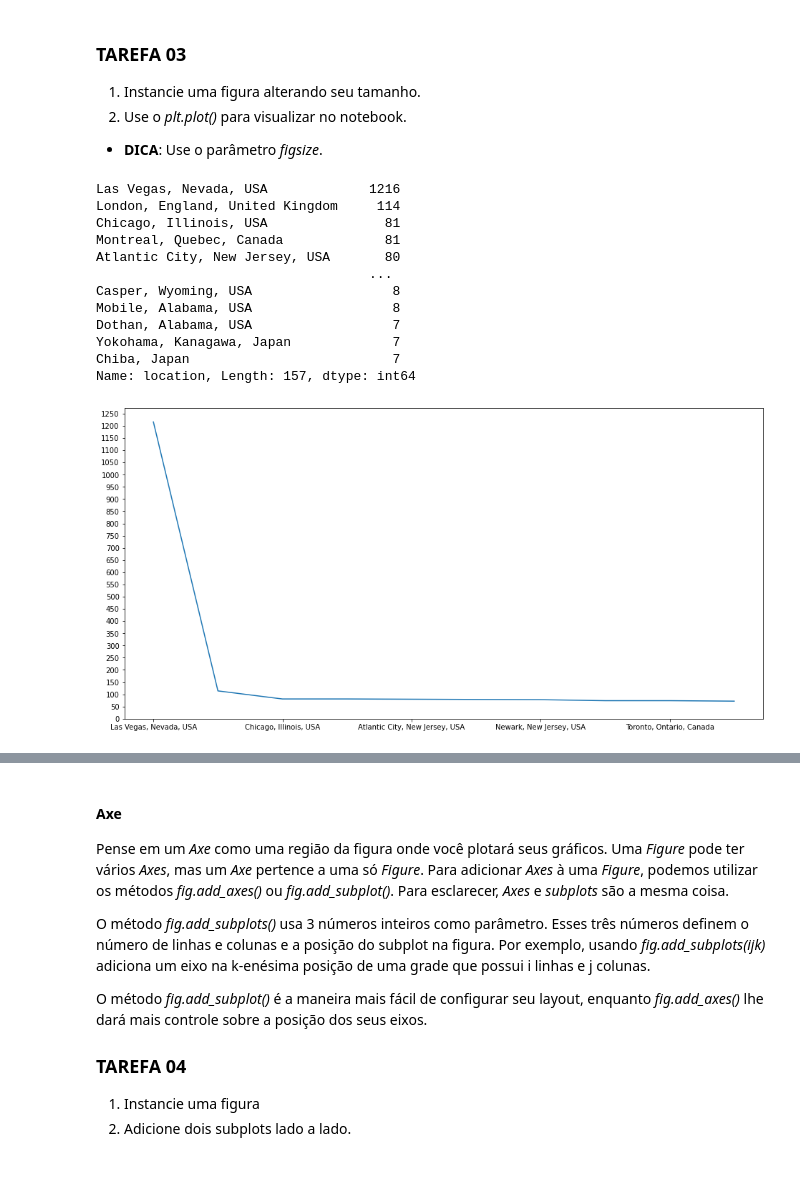
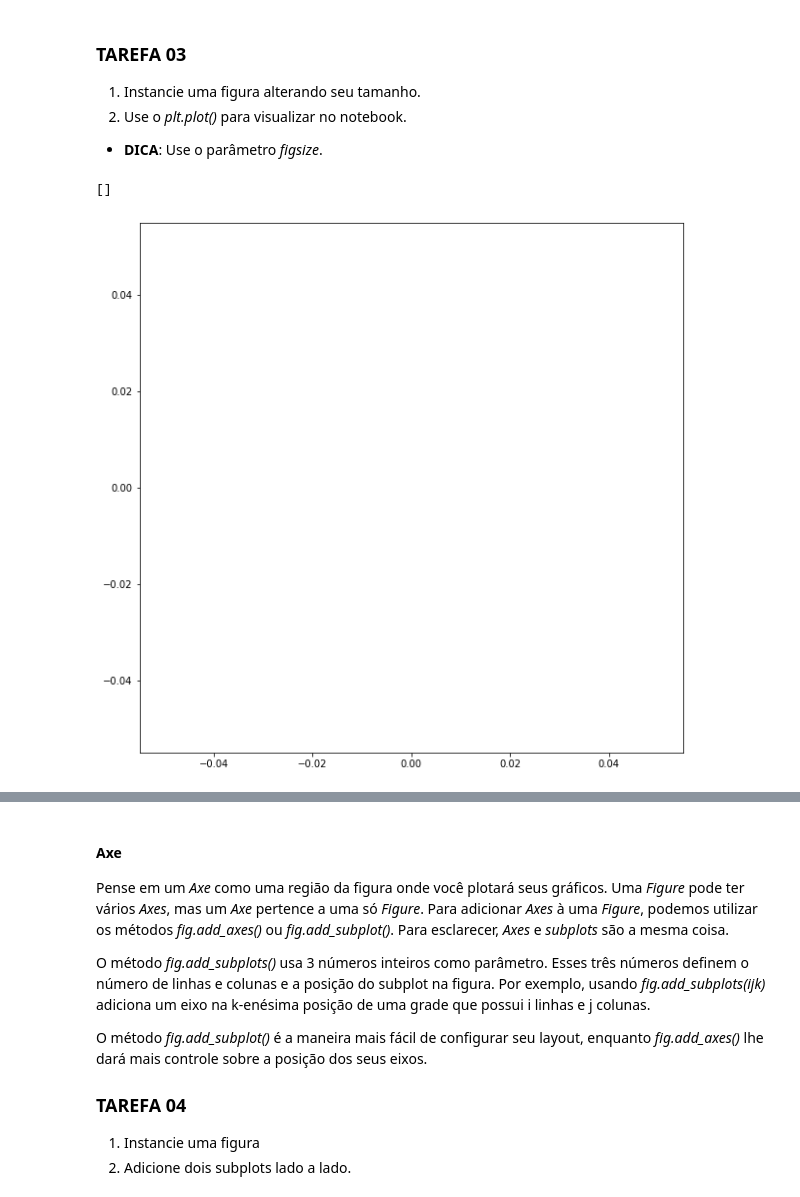
Before and after one commit to aruanalucena/visualizacao_exploratoria_exercicios, a Jupyter notebook: 01-exercicios-matplotlib/visualizacao-com-matplotlib.ipynb, the cells around one changed output, grey strips where cells are left out. Cells and saved outputs as stored; diff of their text form; code cells hidden in the pictures; blank space fills up the shorter version.

```diff
--- a/01-exercicios-matplotlib/visualizacao-com-matplotlib.ipynb
+++ b/01-exercicios-matplotlib/visualizacao-com-matplotlib.ipynb
@@ -155,25 +134,12 @@ Name: location, Length: 157, dtype: int64
 2. Use o *plt.plot()* para visualizar no notebook.
 
 - **DICA**: Use o parâmetro *figsize*.
-# %%
-# Insira seu código aqui
-frenq_local= df['location'].value_counts()
-display(frenq_local)
-frenq_local[:10].plot(figsize=(16,8), yticks=range(0,1300,50))
-plt.show()
-# %% [output]
-Las Vegas, Nevada, USA             1216
-London, England, United Kingdom     114
-Chicago, Illinois, USA               81
-Montreal, Quebec, Canada             81
-Atlantic City, New Jersey, USA       80
-                                   ...
-Casper, Wyoming, USA                  8
-Mobile, Alabama, USA                  8
-Dothan, Alabama, USA                  7
-Yokohama, Kanagawa, Japan             7
-Chiba, Japan                          7
-Name: location, Length: 157, dtype: int64
-[figure, removed]
+# %%
+# Resultado esperado (não modifique esta célula)
+fig = plt.figure(figsize=(10,10))
+plt.plot()
+# %% [output]
+[]
+[figure, added]
 # %%
 # Resultado esperado (não modifique esta célula)
```
Also changed, not shown: parts of 25 cells of this notebook.
